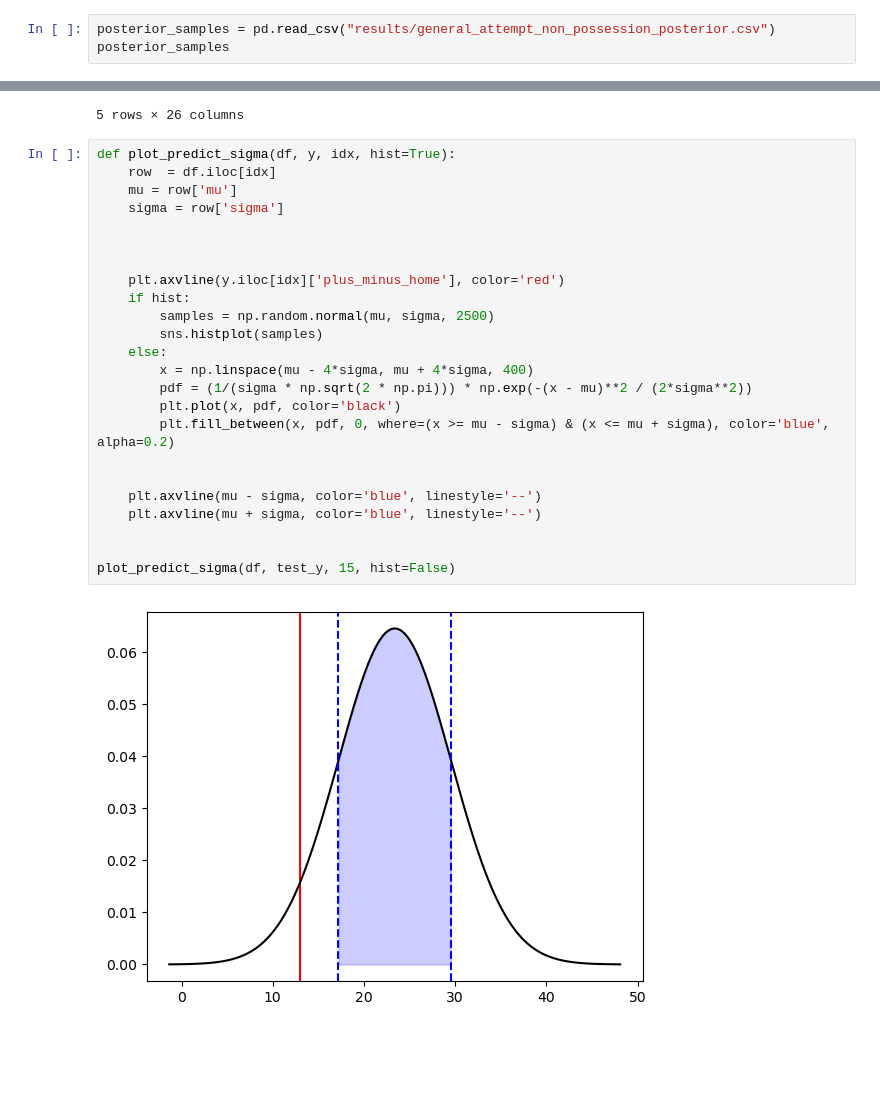
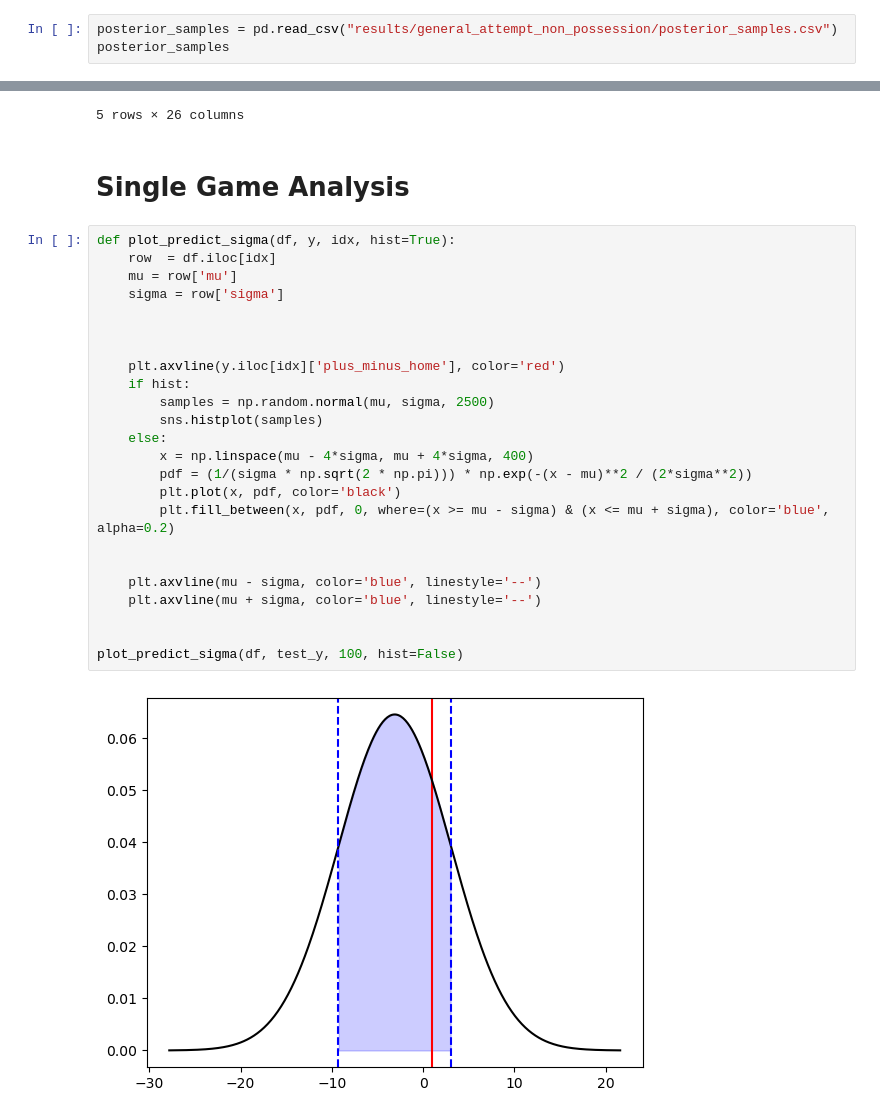
Before and after one commit to FWJK1/bayesketball, a Jupyter notebook: src/vallidation_test.ipynb, the cells around one changed output, grey strips where cells are left out. Cells and saved outputs as stored; diff of their text form; blank space fills up the shorter version.

```diff
--- a/src/vallidation_test.ipynb
+++ b/src/vallidation_test.ipynb
@@ -13,5 +15,5 @@ from scipy.stats import norm
 # %%
-posterior_samples = pd.read_csv("results/general_attempt_non_possession_posterior.csv")
+posterior_samples = pd.read_csv("results/general_attempt_non_possession/posterior_samples.csv")
 posterior_samples
 # %% [output]
 |  | alpha | beta[1] | beta[2] | beta[3] | beta[4] | beta[5] | beta[6] | beta[7] | beta[8] | beta[9] | beta[10] | ... |
@@ -61,32 +63,34 @@ df.head()
 | 3 | 69.0 | 18.0 | 29.0 | 12.0 | 28.0 | 13.0 | 1.0 | 3.0 | 15.0 | 19.0 | ... |
 | 4 | 68.0 | 22.0 | 60.0 | 8.0 | 35.0 | 26.0 | 7.0 | 8.0 | 17.0 | 31.0 | ... |
 5 rows × 26 columns
+# %% [markdown]
+# Single Game Analysis
 # %%
 def plot_predict_sigma(df, y, idx, hist=True):
     row  = df.iloc[idx]
     mu = row['mu']
     sigma = row['sigma']
 
 
 
     plt.axvline(y.iloc[idx]['plus_minus_home'], color='red')
     if hist:
         samples = np.random.normal(mu, sigma, 2500)
         sns.histplot(samples)
     else:
         x = np.linspace(mu - 4*sigma, mu + 4*sigma, 400)
         pdf = (1/(sigma * np.sqrt(2 * np.pi))) * np.exp(-(x - mu)**2 / (2*sigma**2))
         plt.plot(x, pdf, color='black')
         plt.fill_between(x, pdf, 0, where=(x >= mu - sigma) & (x <= mu + sigma), color='blue', alpha=0.2)
 
 
     plt.axvline(mu - sigma, color='blue', linestyle='--')
     plt.axvline(mu + sigma, color='blue', linestyle='--')
 
 
-plot_predict_sigma(df, test_y, 15, hist=False)
+plot_predict_sigma(df, test_y, 100, hist=False)
 # %% [output]
-[figure, old version]
+[figure, new version]
 # %%
 def std_bound(row):
     mu = row['mu']
```
Also changed, not shown: parts of 6 cells of this notebook, 4 other files.
